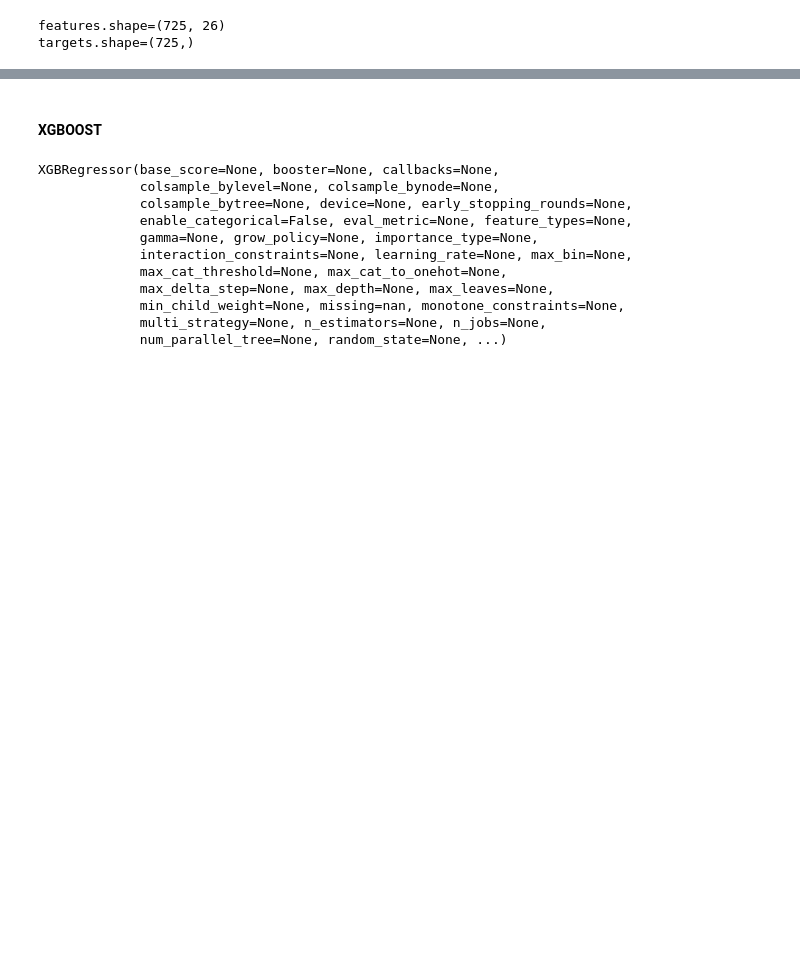
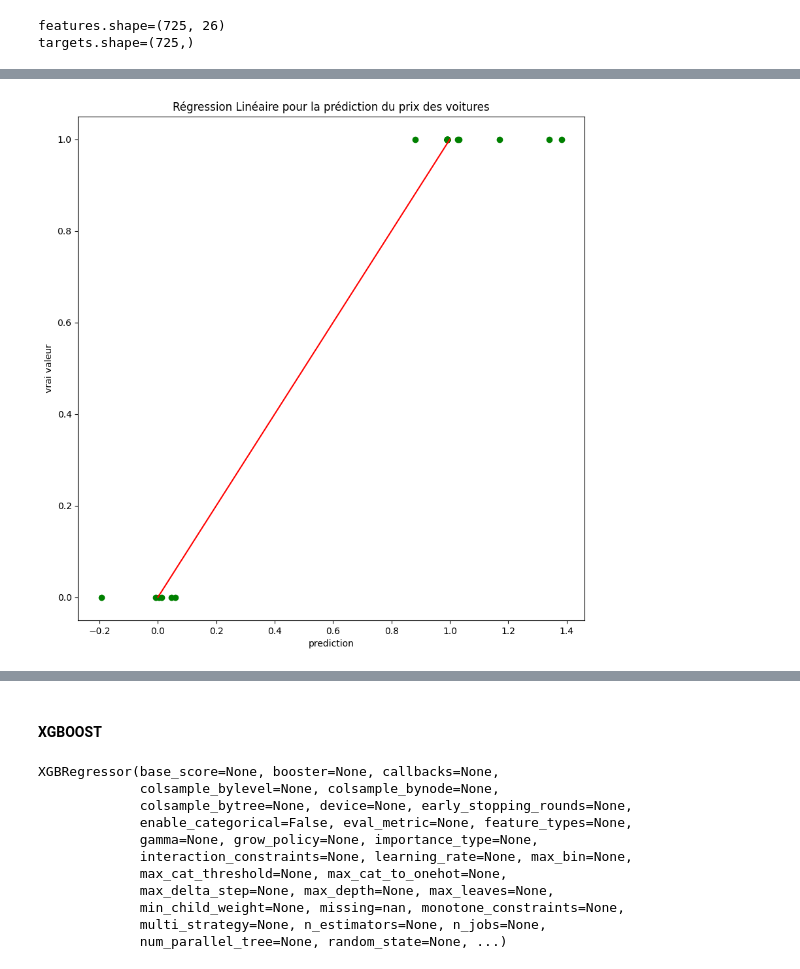
Before and after one commit to DataScientest-Studio/CDE-OCT23-OPA, a Jupyter notebook: notebooks/models_hour.ipynb, the cells around one changed output, grey strips where cells are left out. Saved outputs shown, nothing was run; the diff lists cells and outputs as text; code cells hidden in the pictures; blank space fills up the shorter version.

```diff
--- a/notebooks/models_hour.ipynb
+++ b/notebooks/models_hour.ipynb
@@ -204,3 +202,4 @@ import xgboost as xgb
 # use only past close data
 past_close_columns = [c for c in X_train.columns if c.startswith('close_')]
 X_train_only_numeric = X_train[past_close_columns]
+X_test_only_numeric = X_test[past_close_columns]
@@ -206,0 +242,13 @@ X_train_only_numeric = X_train[past_close_columns]
+# %%
+fig = plt.figure(figsize = (10,10))
+pred_test = regressor.predict(X_test_only_numeric)
+plt.scatter(pred_test, y_test, c='green')
+
+plt.plot((y_test.min(), y_test.max()), (y_test.min(), y_test.max()), color = 'red')
+plt.xlabel("prediction")
+plt.ylabel("vrai valeur")
+plt.title('Régression Linéaire pour la prédiction du prix des voitures')
+
+plt.show()
+# %% [output]
+[figure, added]
```
Also changed, not shown: parts of 19 cells of this notebook, 3 other files.
